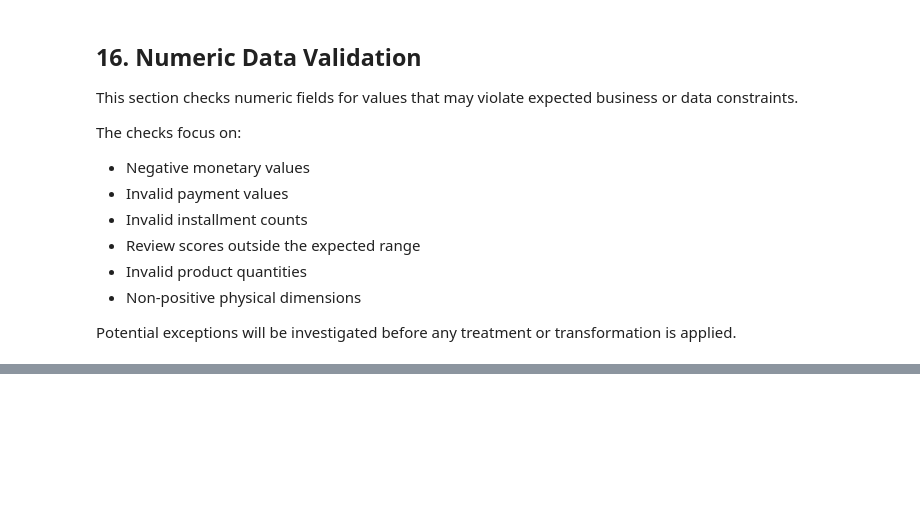
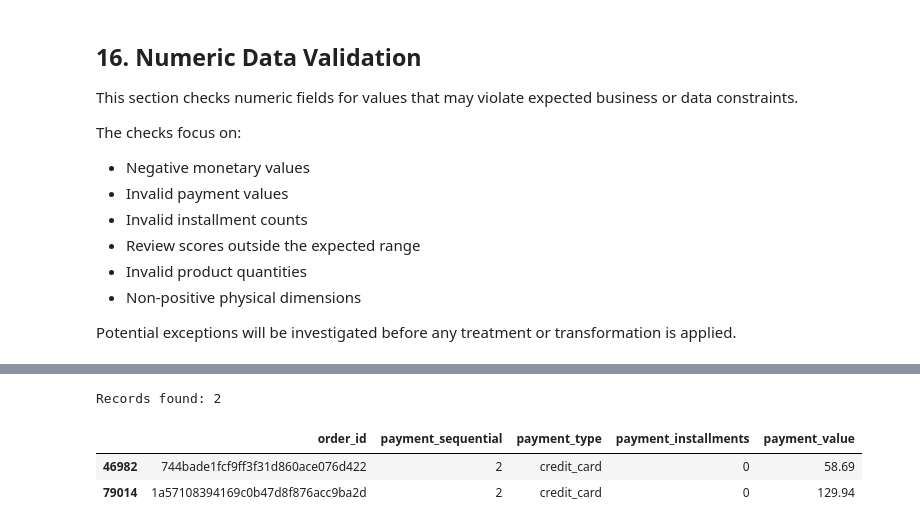
Before and after one commit to tanya-2802/brazilian-ecommerce-powerbi-analysis, a Jupyter notebook: python/01_dataset_profiling.ipynb, the cells around one changed output, grey strips where cells are left out. Cells and saved outputs as stored; diff of their text form; code cells hidden in the pictures; blank space fills up the shorter version.

```diff
--- a/python/01_dataset_profiling.ipynb
+++ b/python/01_dataset_profiling.ipynb
@@ -757,0 +782,17 @@ for check_name, condition in product_numeric_checks.items():
+# %%
+# Inspect payment records with non-positive installments
+
+payments = datasets["order_payments"]
+
+invalid_installments = payments[
+    payments["payment_installments"] <= 0
+]
+
+print(f"Records found: {len(invalid_installments)}")
+
+invalid_installments
+# %% [output]
+Records found: 2
+|  | order_id | payment_sequential | payment_type | payment_installments | payment_value |
+| 46982 | 744bade1fcf9ff3f31d860ace076d422 | 2 | credit_card | 0 | 58.69 |
+| 79014 | 1a57108394169c0b47d8f876acc9ba2d | 2 | credit_card | 0 | 129.94 |
```
Also changed, not shown: parts of 12 cells of this notebook, 21 other files.
